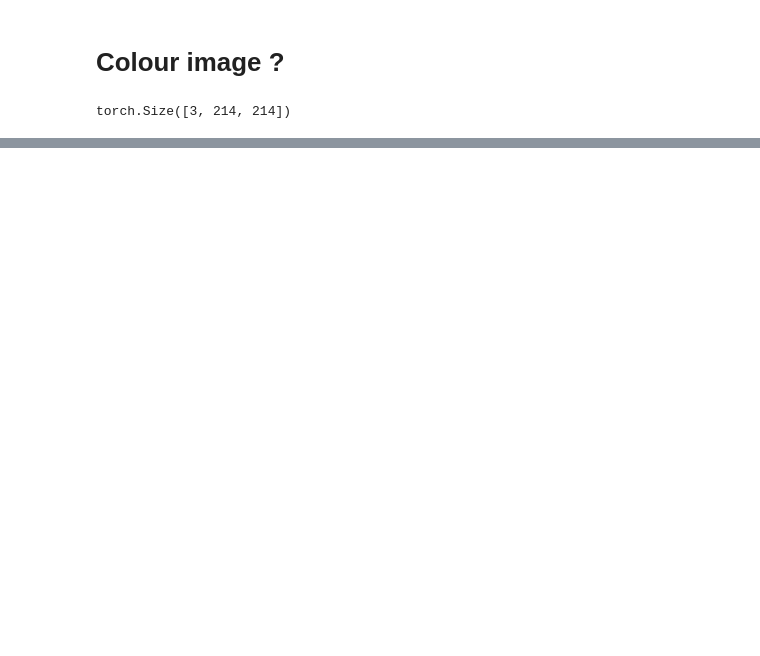
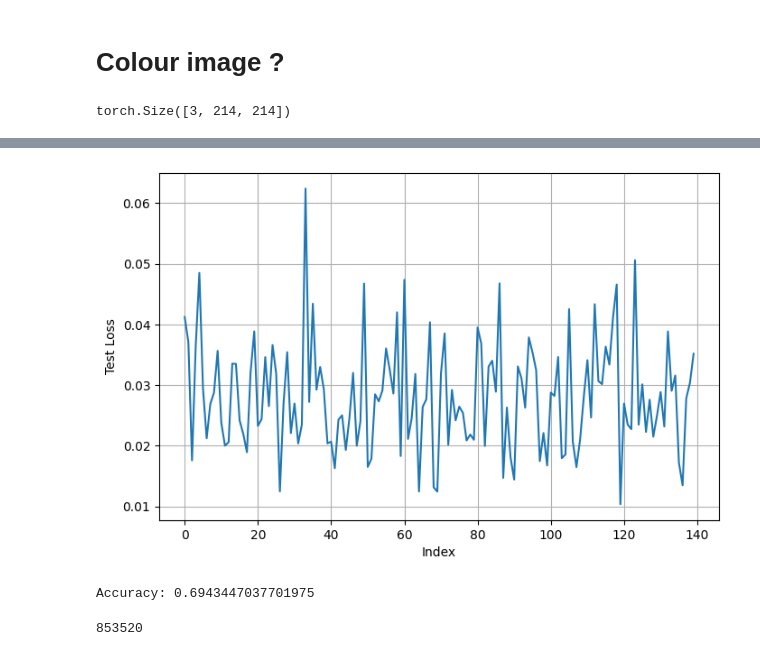
Before and after one commit to Adnan525/harmful_brain_activity_classification, a Jupyter notebook: classification-torch.ipynb, the cells around one changed output, grey strips where cells are left out. Saved outputs shown, nothing was run; the diff lists cells and outputs as text; code cells hidden in the pictures; blank space fills up the shorter version.

Commit message:
pred no good yet

```diff
--- a/classification-torch.ipynb
+++ b/classification-torch.ipynb
@@ -535,0 +546,3 @@ torch.Size([3, 214, 214])
+# %%
+test_set = target_df[8910:11138]
+test_set.reset_index(inplace = True)
@@ -535,0 +565,63 @@ torch.Size([3, 214, 214])
+# %%
+test_loss = []
+for idx in range(0, test_set.shape[0], Config.batch_size):
+#     test_idx1 = test_sets[idx:idx + Config.batch_size]
+    test_X1_path = test_set[['path']].iloc[idx:idx + Config.batch_size].values
+    test_X1 = get_data(test_X1_path)
+    test_X1 = torch.cat([test_X1, test_X1, test_X1], dim = 1)
+    test_y1 = test_set[y_features].iloc[idx:idx + Config.batch_size].values
+    test_y1 = torch.Tensor(test_y1)
+
+    test_pred = model(test_X1.to(device))
+    loss = soft_kl_divergence(test_pred, test_y1.to(device))
+    test_loss.append(loss.item())
+# %%
+plt.figure(figsize=(8, 5))
+plt.plot(test_loss)
+
+plt.xlabel("Index")
+plt.ylabel("Test Loss")
+
+plt.grid(True)
+plt.show()
+# %% [output]
+[figure, added]
+# %%
+# Initialize a list to store the correct predictions
+correct_predictions = []
+
+# Iterate over the test samples
+for idx in range(0, test_set.shape[0], Config.batch_size):
+    # Extract test data and labels
+    test_X1_path = test_set[['path']].iloc[idx:idx + Config.batch_size].values
+    test_X1 = get_data(test_X1_path)
+    test_X1 = torch.cat([test_X1, test_X1, test_X1], dim=1)
+    test_y1 = test_set[y_features].iloc[idx:idx + Config.batch_size].values
+    test_y1 = torch.Tensor(test_y1)
+
+    # Forward pass to get predictions
+    test_pred = model(test_X1.to(device))
+
+    # Convert predictions to class labels
+    predicted_labels = torch.argmax(test_pred, dim=1)
+
+    # Convert ground truth labels to class labels
+    true_labels = torch.argmax(test_y1.to(device), dim=1)
+
+    # Check if predicted labels match true labels
+    correct = (predicted_labels == true_labels).tolist()
+
+    # Add correct predictions to the list
+    correct_predictions.extend(correct)
+
+# Calculate accuracy
+accuracy = sum(correct_predictions) / len(correct_predictions)
+print("Accuracy:", accuracy)
+# %% [output]
+Accuracy: 0.6943447037701975
+# %%
+df = pd.read_csv("/kaggle/input/hms-harmful-brain-activity-classification/test.csv")
+spectrogram_id = df['spectrogram_id'].iloc[0]
+spectrogram_id
+# %% [output]
+853520
```
Also changed, not shown: parts of 10 cells of this notebook.
